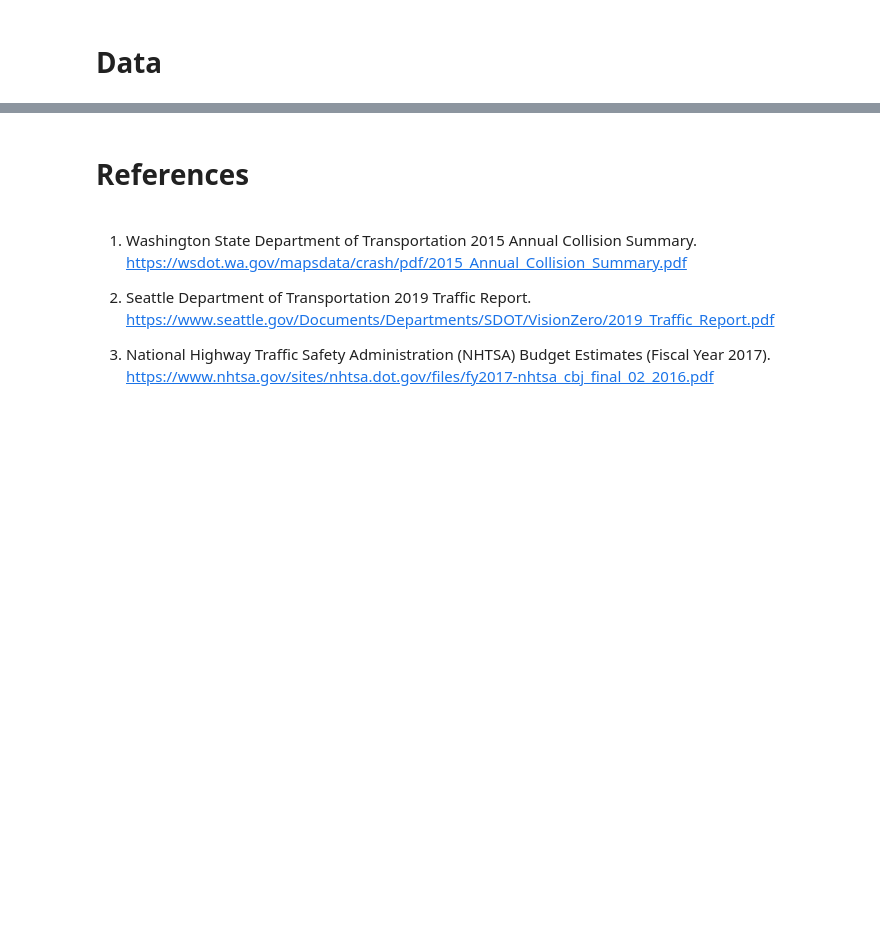
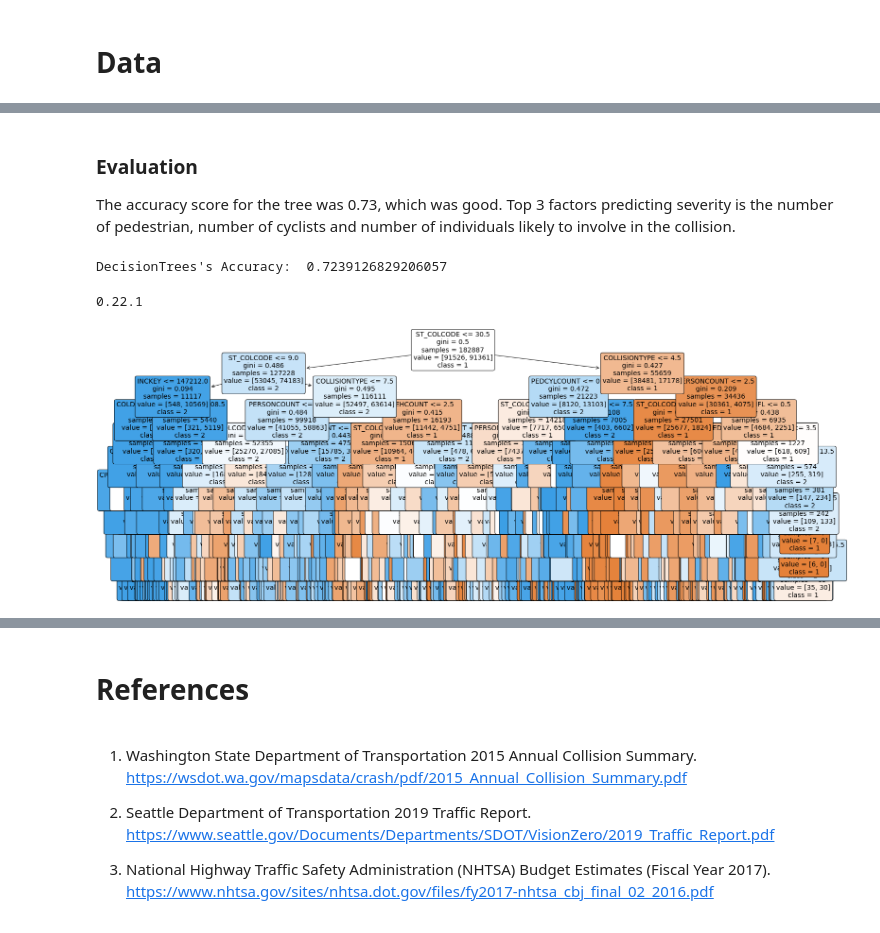
Before and after one commit to aliahhawari/CourseraCapstoneProject, a Jupyter notebook: Accident_severity_notebook.ipynb, the cells around one changed output, grey strips where cells are left out. Cells and saved outputs as stored; diff of their text form; code cells hidden in the pictures; blank space fills up the shorter version.

```diff
--- a/Accident_severity_notebook.ipynb
+++ b/Accident_severity_notebook.ipynb
@@ -19,0 +361,7 @@ The dataset used for this project is based on reported car collisions in Seattle
+# %%
+X = df_upsampled[['INCKEY', 'COLDETKEY', 'ADDRTYPE',
+       'COLLISIONTYPE', 'PERSONCOUNT', 'PEDCOUNT', 'PEDCYLCOUNT', 'VEHCOUNT',
+       'SDOT_COLCODE', 'UNDERINFL', 'WEATHER', 'ROADCOND', 'LIGHTCOND',
+       'ST_COLCODE', 'SEGLANEKEY', 'CROSSWALKKEY']].values
+
+y = df_upsampled['SEVERITYCODE']
@@ -19,0 +399,4 @@ The dataset used for this project is based on reported car collisions in Seattle
+# %%
+from sklearn.model_selection import train_test_split
+
+X_trainset, X_testset, y_trainset, y_testset = train_test_split(X, y, test_size=0.3, random_state=3)
@@ -19,0 +409,5 @@ The dataset used for this project is based on reported car collisions in Seattle
+# %%
+from sklearn.tree import DecisionTreeClassifier
+
+SeverityTree = DecisionTreeClassifier(max_depth = 10)
+SeverityTree # it shows the default parameters
@@ -19,0 +421,2 @@ The dataset used for this project is based on reported car collisions in Seattle
+# %%
+SeverityTree.fit(X_trainset,y_trainset)
@@ -19,0 +446,10 @@ The dataset used for this project is based on reported car collisions in Seattle
+# %% [markdown]
+### Evaluation
+
+The accuracy score for the tree was 0.73, which was good. Top 3 factors predicting severity is the number of pedestrian, number of cyclists and number of individuals likely to involve in the collision.
+# %%
+from sklearn import metrics
+import matplotlib.pyplot as plt
+print("DecisionTrees's Accuracy: ", metrics.accuracy_score(y_testset, predTree))
+# %% [output]
+DecisionTrees's Accuracy:  0.7239126829206057
@@ -19,0 +462,23 @@ The dataset used for this project is based on reported car collisions in Seattle
+# %%
+import sklearn.datasets as datasets
+from sklearn.tree import plot_tree
+
+# check for the sklearn version, it has to be 0.21
+import sklearn
+print(sklearn.__version__)
+# %% [output]
+0.22.1
+# %%
+# Visualisation
+plt.figure(figsize=(25,10))
+a = plot_tree(SeverityTree,
+              feature_names=['INCKEY', 'COLDETKEY', 'ADDRTYPE',
+       'COLLISIONTYPE', 'PERSONCOUNT', 'PEDCOUNT', 'PEDCYLCOUNT', 'VEHCOUNT',
+       'SDOT_COLCODE', 'UNDERINFL', 'WEATHER', 'ROADCOND', 'LIGHTCOND',
+       'ST_COLCODE', 'SEGLANEKEY', 'CROSSWALKKEY'],
+              class_names=['1', '2'],
+              filled=True,
+              rounded=True,
+              fontsize=14)
+# %% [output]
+[figure, added]
```
Also changed, not shown: parts of 66 cells of this notebook.
